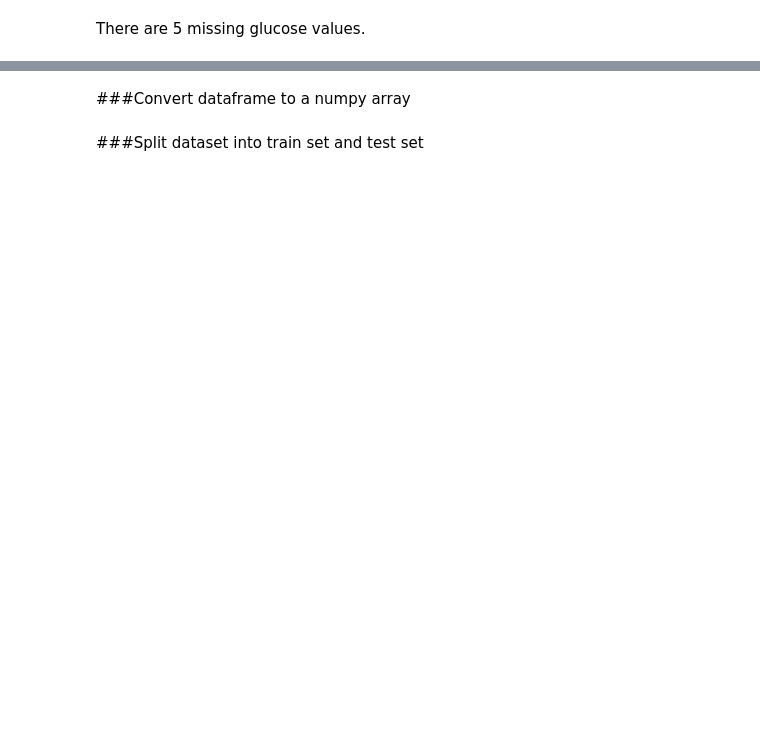
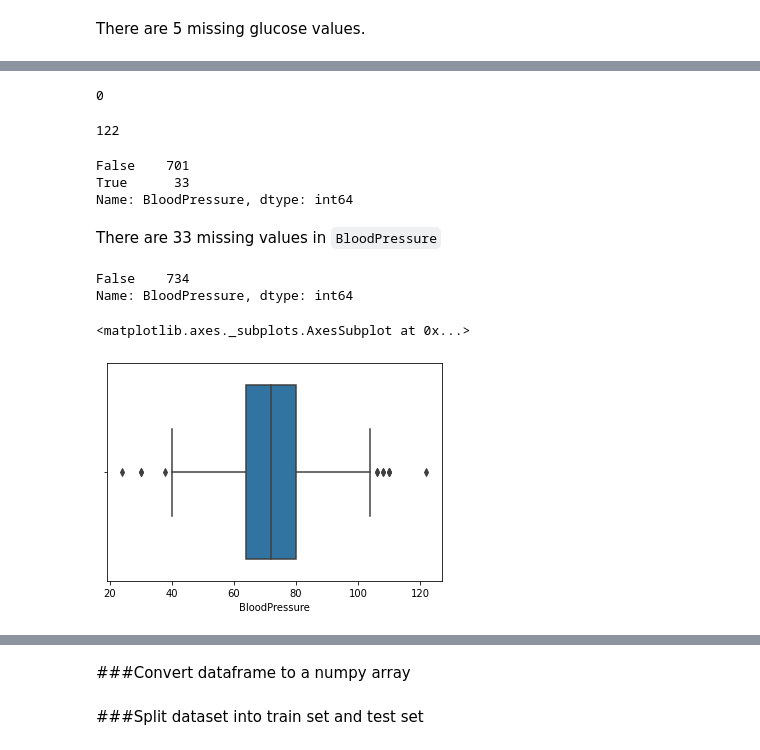
Before and after one commit to araghuwanshi19/pima_indians_diabetes_classification, a Jupyter notebook: pima_indians_diabetes_classification.ipynb, the cells around one changed output, grey strips where cells are left out. Saved outputs shown, nothing was run; the diff lists cells and outputs as text; code cells hidden in the pictures; blank space fills up the shorter version.

Commit message:
explore and pre-process 'BMI' and 'BloodPressure' values

```diff
--- a/pima_indians_diabetes_classification.ipynb
+++ b/pima_indians_diabetes_classification.ipynb
@@ -142,0 +156,29 @@ df['Glucose'] = df['Glucose'].replace(0, (df['Glucose']).mean())
+# %%
+min(df['BloodPressure'])
+# %% [output]
+0
+# %%
+max(df['BloodPressure'])
+# %% [output]
+122
+# %%
+pd.value_counts(df['BloodPressure']==0)
+# %% [output]
+False    701
+True      33
+Name: BloodPressure, dtype: int64
+# %% [markdown]
+There are 33 missing values in `BloodPressure`
+# %%
+# fill missing vlaues
+df['BloodPressure'] = df['BloodPressure'].replace(0, (df['BloodPressure']).mean())
+
+pd.value_counts(df['BloodPressure']==0)
+# %% [output]
+False    734
+Name: BloodPressure, dtype: int64
+# %%
+sns.boxplot(x =df['BloodPressure'])
+# %% [output]
+<matplotlib.axes._subplots.AxesSubplot at 0x...>
+[figure, added]
```
Also changed, not shown: parts of 19 cells of this notebook.
